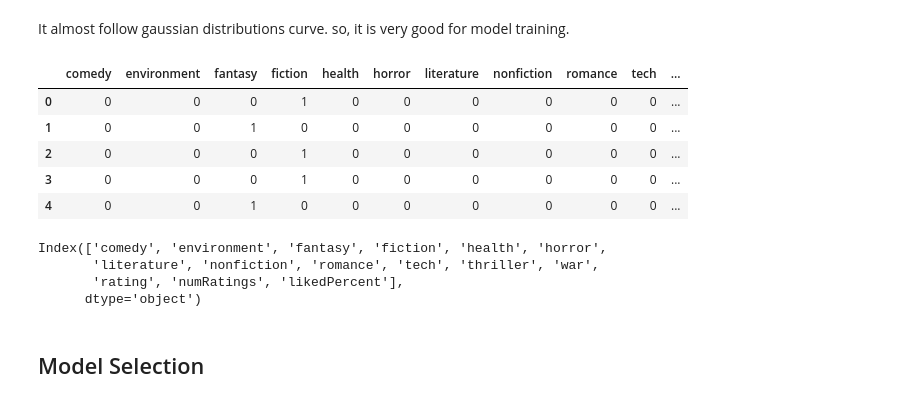
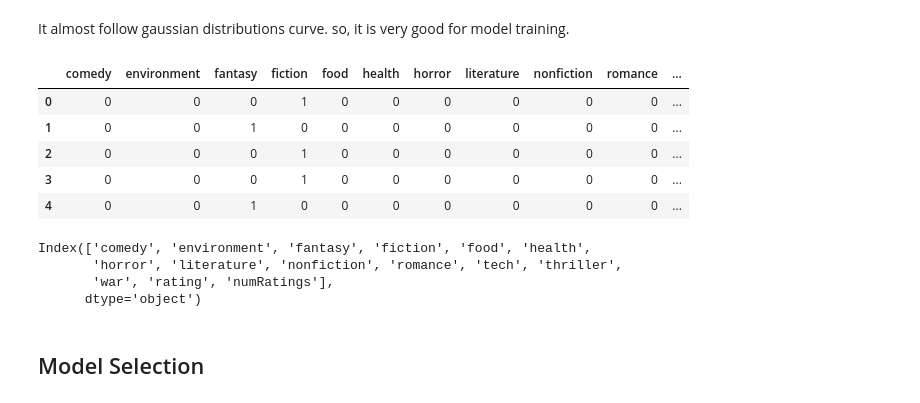
Before and after one commit to alexisflipo/3b, a Jupyter notebook: app/ml/clean_book_recommendation_system.ipynb, the cells around one changed output. Saved outputs shown, nothing was run; the diff lists cells and outputs as text; code cells hidden in the pictures.

Commit message:
Create books db for csv

```diff
--- a/app/ml/clean_book_recommendation_system.ipynb
+++ b/app/ml/clean_book_recommendation_system.ipynb
@@ -306,10 +304,11 @@ fantasy_genre = ['Fantasy', 'Urban Fantasy', 'Lds Fiction', 'American Fiction',
 self_genre= ['Self Help', 'Taoism']
 thriller_genre = ['Thriller', 'Paranormal Mystery', 'Mystery Thriller', 'Detective', 'Adventure', 'Psychological Thriller', 'Suspense']
 romance_genre = ['Romance', 'Historical Romance', 'Time Travel Romance', 'Erotic Historical Romance', 'Category Romance', 'Victorian Romance', 'Love', 'Contemporary Romance', 'M F Romance']
-war_genre = ['Action', 'Civil War', 'War', 'World War II', 'Soldiers', 'Zombies']
+war_genre = ['Action', 'Civil War', 'War', 'World War II', 'Soldiers', 'Zombies', 'Military Fiction', 'Military Science Fiction']
 tech_genre = ['Personal Finance', 'Taxation', 'Banking', 'Programming', 'Software', 'Coding', 'Internet','Computer Science', 'Business', 'Technology']
 env_genre =['Global Warming', 'Climate Change Fiction', 'Environment', 'Sustainability']
 health_genre = ['Health', 'Psychiatry', 'Psychology']
+food_genre = ['Food', 'Food History', 'Cookbooks']
 politics_genre =['International Relations', 'Politics']
 comedy_genre =['Comics', 'Jokes', 'Comedy', 'Humor']
 literature_genre = ['Literature']
@@ -339,6 +338,7 @@ def check_genres(index):
         'tech' : list(np.isin(index,tech_genre)),
         'environment' : list(np.isin(index,env_genre)),
         'health' : list(np.isin(index,health_genre)),
+        'food' : list(np.isin(index,food_genre)),
         'politics' : list(np.isin(index,politics_genre)),
         'comedy' : list(np.isin(index,comedy_genre)),
         'literature' : list(np.isin(index,literature_genre)),
@@ -465,25 +498,27 @@ only_english_books = only_english_books.drop(['bookId'], axis=1)
 only_english_books = only_english_books.reset_index(drop=True)
 # %%
 df_copy =only_english_books.copy()
+# %%
+df_copy = df_copy.drop(['bookFormat', 'characters', 'pages', 'publishDate', 'ratingsByStars'], axis=1)
 # %%
 genre_df_dummies = pd.get_dummies(df_copy['genres'])
 # %%
-features = pd.concat([genre_df_dummies, df_copy['rating'], df_copy['numRatings'], df_copy['likedPercent']], axis=1)
+features = pd.concat([genre_df_dummies, df_copy['rating'], df_copy['numRatings']], axis=1)
 features.head()
 # %% [output]
-|  | comedy | environment | fantasy | fiction | health | horror | literature | nonfiction | romance | tech | ... |
+|  | comedy | environment | fantasy | fiction | food | health | horror | literature | nonfiction | romance | ... |
 | 0 | 0 | 0 | 0 | 1 | 0 | 0 | 0 | 0 | 0 | 0 | ... |
 | 1 | 0 | 0 | 1 | 0 | 0 | 0 | 0 | 0 | 0 | 0 | ... |
 | 2 | 0 | 0 | 0 | 1 | 0 | 0 | 0 | 0 | 0 | 0 | ... |
 | 3 | 0 | 0 | 0 | 1 | 0 | 0 | 0 | 0 | 0 | 0 | ... |
 | 4 | 0 | 0 | 1 | 0 | 0 | 0 | 0 | 0 | 0 | 0 | ... |
-# %%
-features.columns
-# %% [output]
-Index(['comedy', 'environment', 'fantasy', 'fiction', 'health', 'horror',
-       'literature', 'nonfiction', 'romance', 'tech', 'thriller', 'war',
-       'rating', 'numRatings', 'likedPercent'],
-      dtype='object')
+# %%
+features.columns
+# %% [output]
+Index(['comedy', 'environment', 'fantasy', 'fiction', 'food', 'health',
+       'horror', 'literature', 'nonfiction', 'romance', 'tech', 'thriller',
+       'war', 'rating', 'numRatings'],
+      dtype='object')
 # %% [markdown]
 ## Model Selection
 # %%
```
Also changed, not shown: parts of 68 cells of this notebook, 2 other files.
